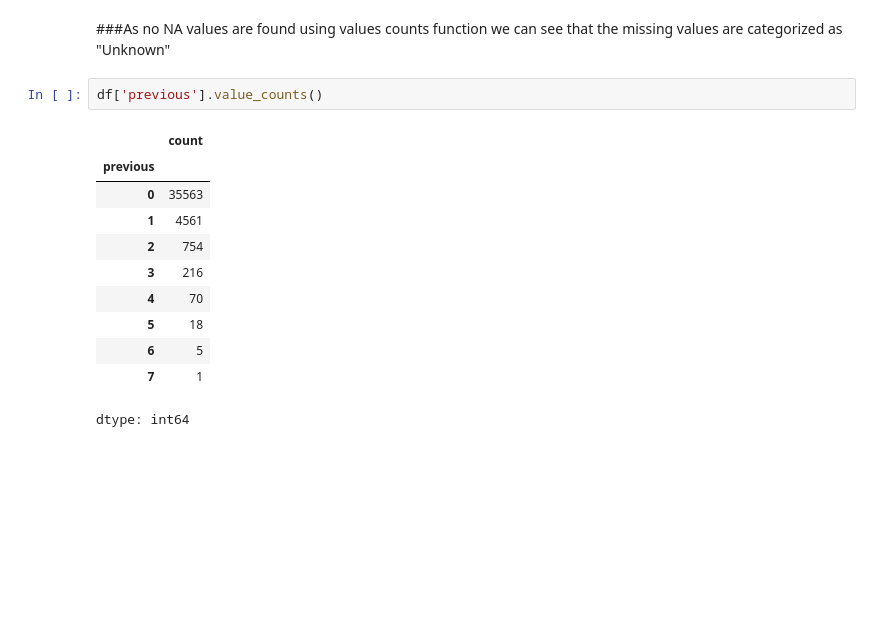
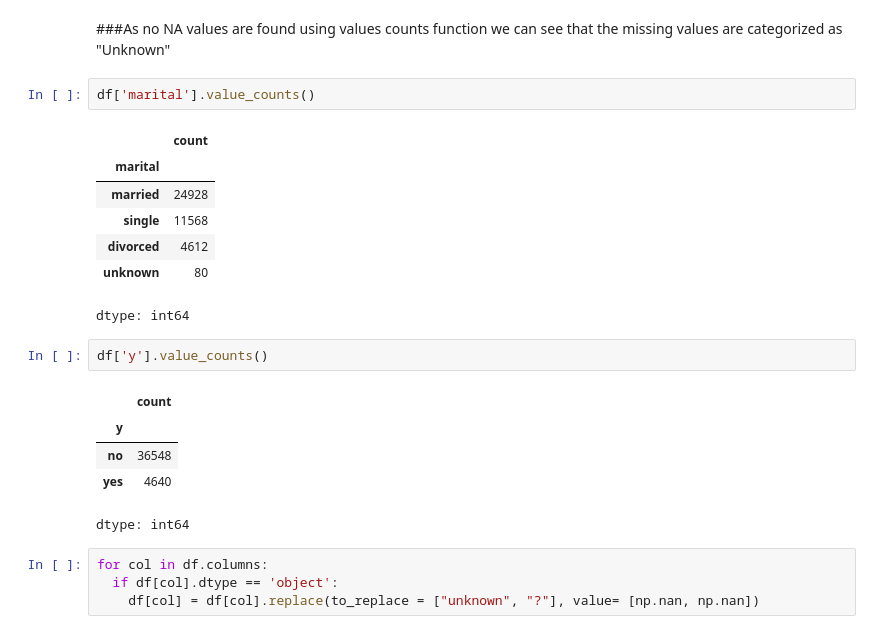
Before and after one commit to Goderr/EDA, a Jupyter notebook: 21BDS0205.ipynb, the cells around one changed output. Saved outputs shown, nothing was run; the diff lists cells and outputs as text; blank space fills up the shorter version.

```diff
--- a/21BDS0205.ipynb
+++ b/21BDS0205.ipynb
@@ -49,16 +89,24 @@ dtype: int64
 # %% [markdown]
 ###As no NA values are found using values counts function we can see that the missing values are categorized as "Unknown"
 # %%
-df['previous'].value_counts()
+df['marital'].value_counts()
 # %% [output]
 |  | count |
-| previous |  |
-| 0 | 35563 |
-| 1 | 4561 |
-| 2 | 754 |
-| 3 | 216 |
-| 4 | 70 |
-| 5 | 18 |
-| 6 | 5 |
-| 7 | 1 |
+| marital |  |
+| married | 24928 |
+| single | 11568 |
+| divorced | 4612 |
+| unknown | 80 |
 dtype: int64
+# %%
+df['y'].value_counts()
+# %% [output]
+|  | count |
+| y |  |
+| no | 36548 |
+| yes | 4640 |
+dtype: int64
+# %%
+for col in df.columns:
+  if df[col].dtype == 'object':
+    df[col] = df[col].replace(to_replace = ["unknown", "?"], value= [np.nan, np.nan])
```
Also changed, not shown: parts of 11 cells of this notebook.
